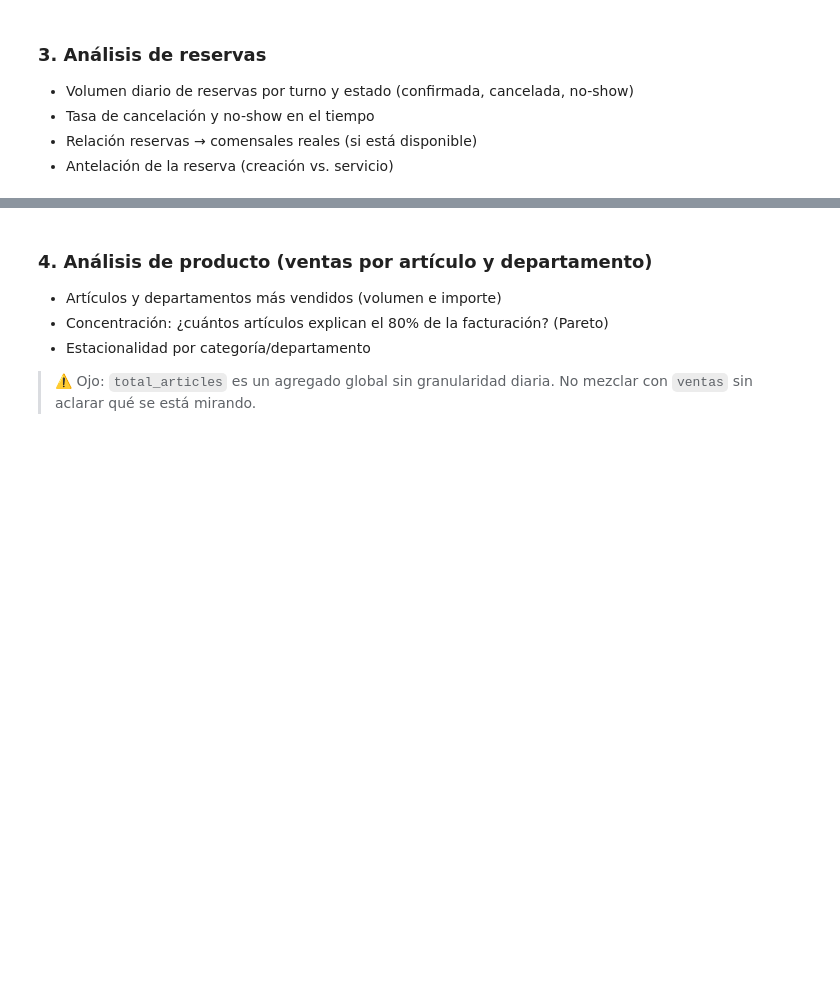
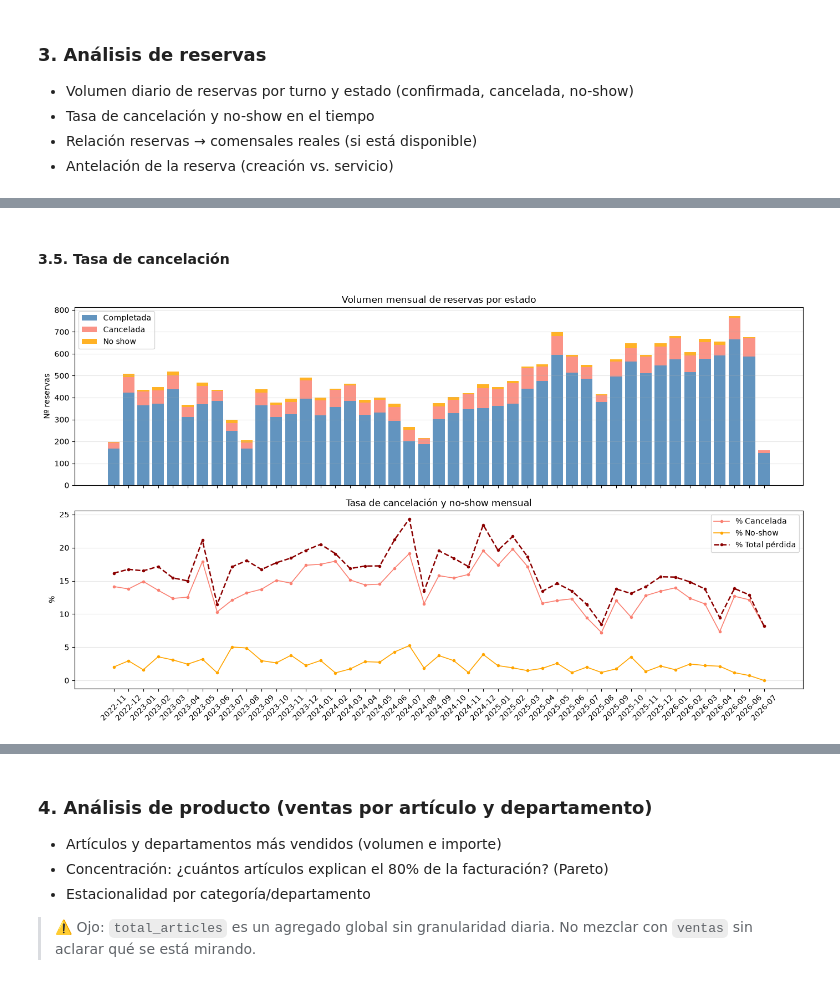
Before and after one commit to Joaquindam/TFM-Hosteleria-AI, a Jupyter notebook: notebooks/03_EDA.ipynb, the cells around one changed output, grey strips where cells are left out. Drawn from its saved outputs; the diff is of its cells as text; code cells hidden in the pictures; blank space fills up the shorter version.

```diff
--- a/notebooks/03_EDA.ipynb
+++ b/notebooks/03_EDA.ipynb
@@ -467,0 +667,58 @@ Se identifican 67 tickets (1,00%) por encima del umbral de 400€ (Percentil 99)
+# %% [markdown]
+#### 3.5. Tasa de cancelación
+# %%
+# Agregamos por mes para ver evolución temporal
+# Filtramos al período con datos de ventas (oct-25 en adelante) para
+# poder cruzar con facturación más adelante, pero mostramos desde 2022
+# para ver si hay cambio de tendencia
+
+df_reservas['anyo_mes'] = df_reservas['reservation_date'].dt.to_period('M')
+
+evolucion_mensual = (
+    df_reservas
+    .groupby(['anyo_mes', 'status_agrupado'])
+    .size()
+    .unstack(fill_value=0)
+    .reset_index()
+)
+
+evolucion_mensual['total']       = evolucion_mensual[['completada','cancelada','no_show']].sum(axis=1)
+evolucion_mensual['pct_cancelada'] = evolucion_mensual['cancelada'] / evolucion_mensual['total'] * 100
+evolucion_mensual['pct_no_show']   = evolucion_mensual['no_show']   / evolucion_mensual['total'] * 100
+evolucion_mensual['pct_perdida']   = evolucion_mensual['pct_cancelada'] + evolucion_mensual['pct_no_show']
+
+fig, axes = plt.subplots(2, 1, figsize=(14, 8), sharex=True)
+
+x = evolucion_mensual['anyo_mes'].astype(str)
+
+# Panel superior: volumen absoluto apilado
+axes[0].bar(x, evolucion_mensual['completada'], label='Completada',
+            color='steelblue', alpha=0.85)
+axes[0].bar(x, evolucion_mensual['cancelada'],  label='Cancelada',
+            bottom=evolucion_mensual['completada'], color='salmon', alpha=0.85)
+axes[0].bar(x, evolucion_mensual['no_show'],    label='No show',
+            bottom=evolucion_mensual['completada'] + evolucion_mensual['cancelada'],
+            color='orange', alpha=0.85)
+axes[0].set_title('Volumen mensual de reservas por estado')
+axes[0].set_ylabel('Nº reservas')
+axes[0].legend()
+axes[0].grid(axis='y', alpha=0.3)
+
+# Panel inferior: tasa de pérdida (cancelada + no-show)
+axes[1].plot(x, evolucion_mensual['pct_cancelada'], color='salmon',
+             marker='o', markersize=3, linewidth=1.2, label='% Cancelada')
+axes[1].plot(x, evolucion_mensual['pct_no_show'], color='orange',
+             marker='o', markersize=3, linewidth=1.2, label='% No-show')
+axes[1].plot(x, evolucion_mensual['pct_perdida'], color='darkred',
+             marker='o', markersize=3, linewidth=1.8, linestyle='--', label='% Total pérdida')
+axes[1].set_title('Tasa de cancelación y no-show mensual')
+axes[1].set_ylabel('%')
+axes[1].legend()
+axes[1].grid(axis='y', alpha=0.3)
+axes[1].tick_params(axis='x', rotation=45)
+
+plt.tight_layout()
+plt.savefig(FIGURES_DIR / 'reservas_evolucion_mensual.png', dpi=150, bbox_inches='tight')
+plt.show()
+# %% [output]
+[figure, added]
```
Also changed, not shown: parts of 55 cells of this notebook, 21 other files.
